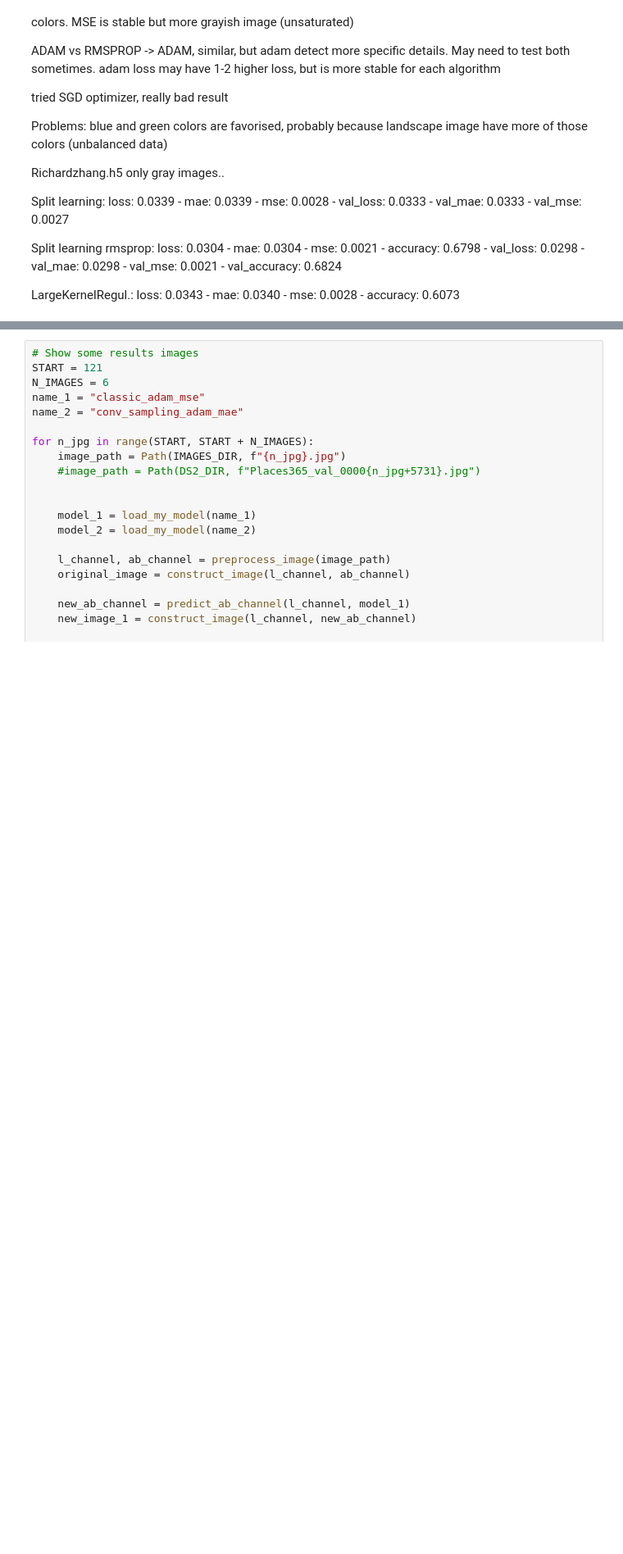
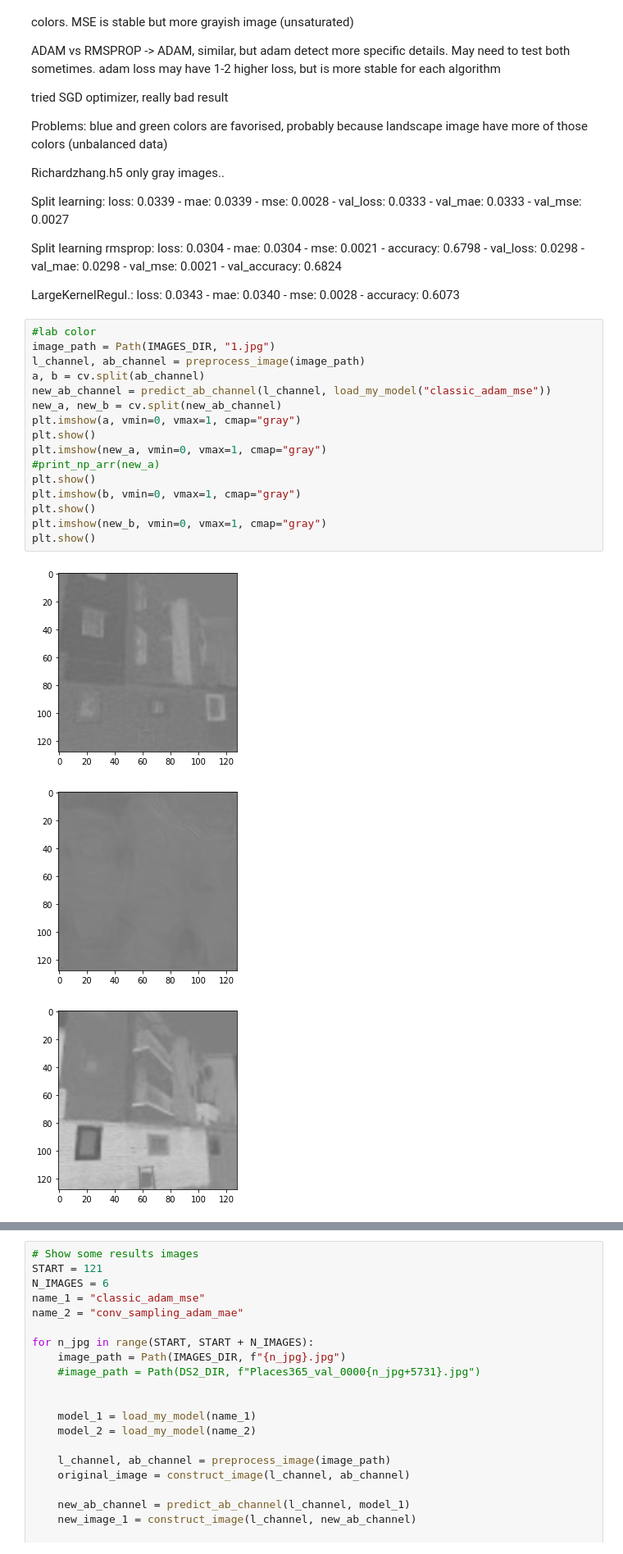
Before and after one commit to SimonPaquette/image_colorization, a Jupyter notebook: colorization.ipynb, the cells around one changed output, grey strips where cells are left out. Shown at 82% size. Drawn from its saved outputs; the diff is of its cells as text; blank space fills up the shorter version.

```diff
--- a/colorization.ipynb
+++ b/colorization.ipynb
@@ -553,3 +553,23 @@ Split learning: loss: 0.0339 - mae: 0.0339 - mse: 0.0028 - val_loss: 0.0333 - va
 Split learning rmsprop: loss: 0.0304 - mae: 0.0304 - mse: 0.0021 - accuracy: 0.6798 - val_loss: 0.0298 - val_mae: 0.0298 - val_mse: 0.0021 - val_accuracy: 0.6824
 
 LargeKernelRegul.: loss: 0.0343 - mae: 0.0340 - mse: 0.0028 - accuracy: 0.6073
+# %%
+#lab color
+image_path = Path(IMAGES_DIR, "1.jpg")
+l_channel, ab_channel = preprocess_image(image_path)
+a, b = cv.split(ab_channel)
+new_ab_channel = predict_ab_channel(l_channel, load_my_model("classic_adam_mse"))
+new_a, new_b = cv.split(new_ab_channel)
+plt.imshow(a, vmin=0, vmax=1, cmap="gray")
+plt.show()
+plt.imshow(new_a, vmin=0, vmax=1, cmap="gray")
+#print_np_arr(new_a)
+plt.show()
+plt.imshow(b, vmin=0, vmax=1, cmap="gray")
+plt.show()
+plt.imshow(new_b, vmin=0, vmax=1, cmap="gray")
+plt.show()
+# %% [output]
+[figure, added]
+[figure, added]
+[figure, added]
```
Also changed, not shown: parts of 2 cells of this notebook, 3 other files.
